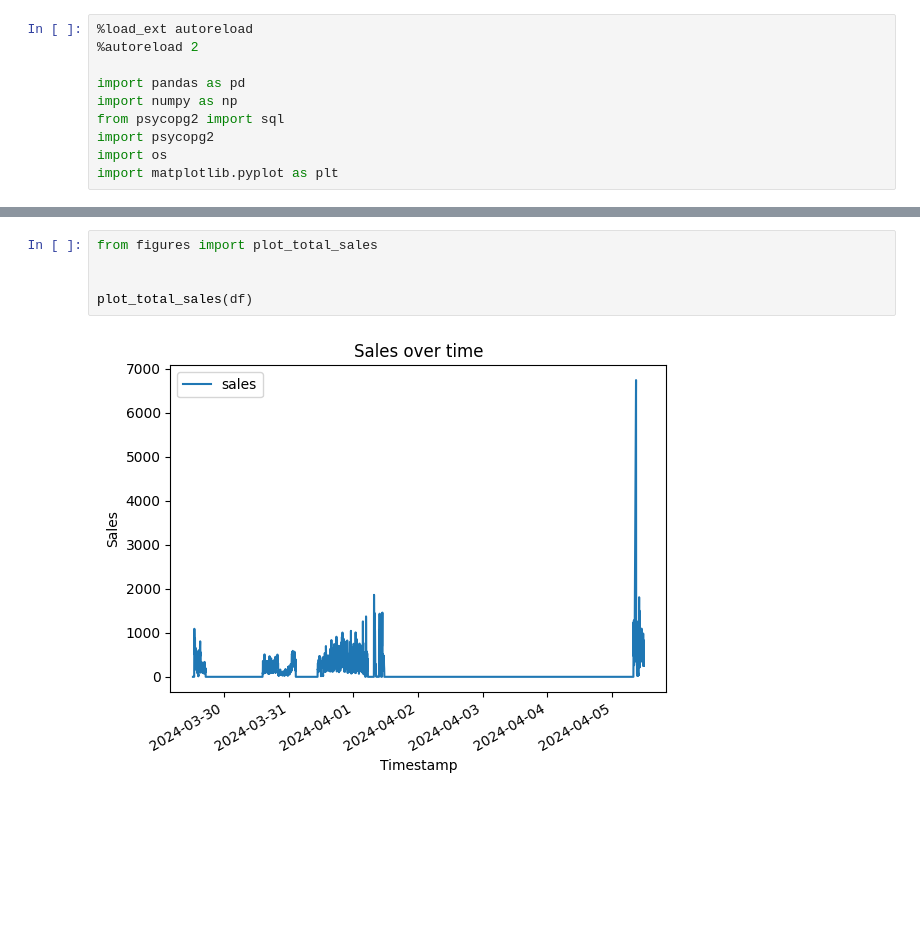
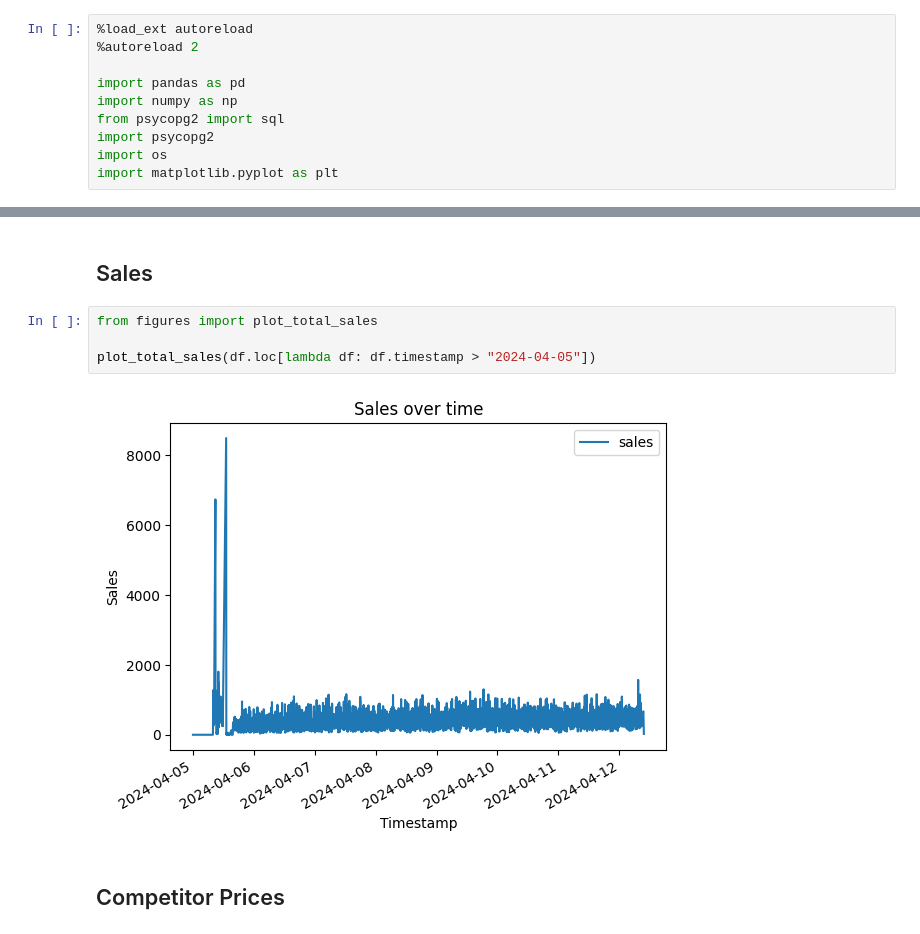
Before and after one commit to attiamani98/praice, a Jupyter notebook: fastapi/eda.ipynb, the cells around one changed output, grey strips where cells are left out. Cells and saved outputs as stored; diff of their text form; blank space fills up the shorter version.

```diff
--- a/fastapi/eda.ipynb
+++ b/fastapi/eda.ipynb
@@ -17,7 +32,10 @@ df = preprocess_data(sales_data, price_data, competitor_data)
+# %% [markdown]
+## Sales
 # %%
 from figures import plot_total_sales
 
-
-plot_total_sales(df)
+plot_total_sales(df.loc[lambda df: df.timestamp > "2024-04-05"])
 # %% [output]
-[figure, old version]
+[figure, new version]
+# %% [markdown]
+## Competitor Prices
```
Also changed, not shown: parts of 11 cells of this notebook, 4 other files.
